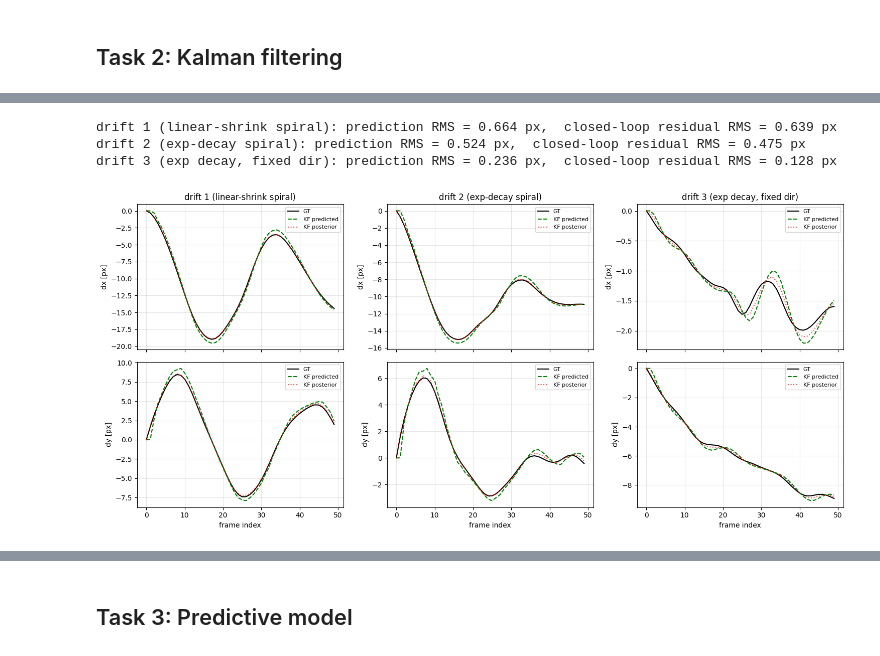
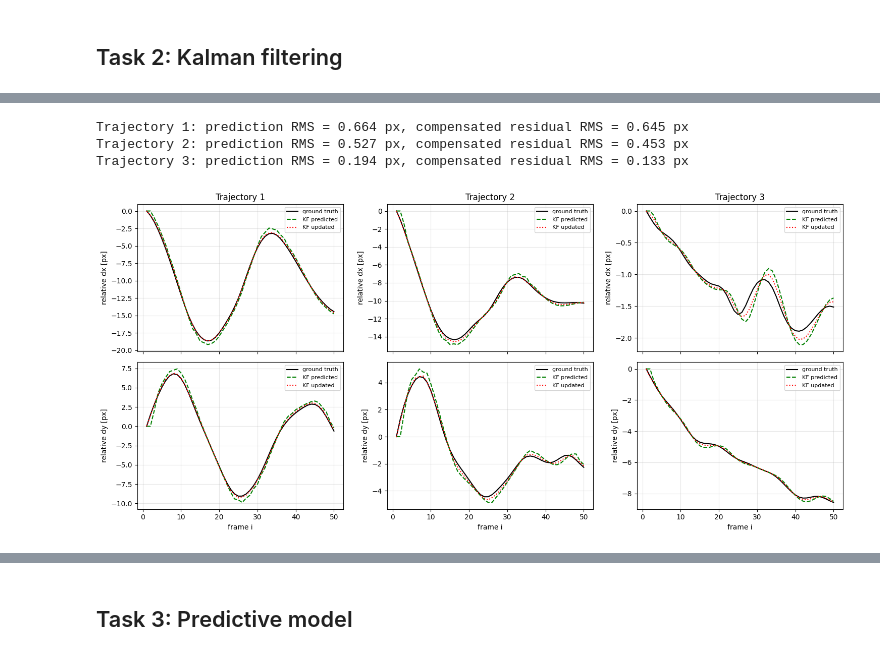
Before and after one commit to mushrafi88/MSE_510, a Jupyter notebook: Midterm_2_Part_II.ipynb, the cells around one changed output, grey strips where cells are left out. Saved outputs shown, nothing was run; the diff lists cells and outputs as text; code cells hidden in the pictures.

```diff
--- a/Midterm_2_Part_II.ipynb
+++ b/Midterm_2_Part_II.ipynb
@@ -1521,29 +1547,50 @@ def kalman_drift_loop(get_image, n_frames=50, x=0, y=0, q=0.5, r=0.5):
+# %%
+task2_results = []
+for get_image, gt_drift_fn, label in trajectory_getters:
+    predicted, measured, posterior, residual = kalman_compensation_loop(get_image, frame_indices)
+    gt_relative = relative_ground_truth(gt_drift_fn, frame_indices)
+    prediction_rms = np.sqrt(np.mean(np.sum((predicted - gt_relative) ** 2, axis=1)))
+    residual_rms = np.sqrt(np.mean(np.sum(residual ** 2, axis=1)))
+    task2_results.append({
+        "label": label,
+        "predicted": predicted,
+        "measured": measured,
+        "posterior": posterior,
+        "residual": residual,
+        "ground_truth": gt_relative,
+        "prediction_rms": prediction_rms,
+        "residual_rms": residual_rms,
+    })
+    print(f"{label}: prediction RMS = {prediction_rms:.3f} px, compensated residual RMS = {residual_rms:.3f} px")
+# %% [output]
+Trajectory 1: prediction RMS = 0.664 px, compensated residual RMS = 0.645 px
+Trajectory 2: prediction RMS = 0.527 px, compensated residual RMS = 0.453 px
+Trajectory 3: prediction RMS = 0.194 px, compensated residual RMS = 0.133 px
 # %%
 fig, axes = plt.subplots(2, 3, figsize=(15, 7), sharex=True)
-t = np.arange(N_FRAMES)
-for col, (gi, gt_fn, name) in enumerate(getters):
-    pred, meas, resid = kalman_drift_loop(gi, n_frames=N_FRAMES)
-    gt = np.array([gt_fn(i) for i in range(N_FRAMES)])
-    gt_rel = gt - gt[0]
+for col, result in enumerate(task2_results):
+    label = result["label"]
+    gt = result["ground_truth"]
+    pred = result["predicted"]
+    post = result["posterior"]
 
-    ax = axes[0, col]
-    ax.plot(t, gt_rel[:, 0],  "k-",  label="GT")
-    ax.plot(t, pred[:, 0],    "g--", label="KF predicted")
-    ax.plot(t, meas[:, 0],    "r:",  label="KF posterior", alpha=0.7)
-    ax.set_title(name); ax.set_ylabel("dx [px]"); ax.legend(fontsize=8); ax.grid(alpha=0.3)
+    axes[0, col].plot(frame_indices, gt[:, 0], "k-", label="ground truth")
+    axes[0, col].plot(frame_indices, pred[:, 0], "g--", label="KF predicted")
+    axes[0, col].plot(frame_indices, post[:, 0], "r:", label="KF updated")
+    axes[0, col].set_title(label)
+    axes[0, col].set_ylabel("relative dx [px]")
+    axes[0, col].grid(alpha=0.3)
+    axes[0, col].legend(fontsize=8)
 
-    ax = axes[1, col]
-    ax.plot(t, gt_rel[:, 1],  "k-",  label="GT")
-    ax.plot(t, pred[:, 1],    "g--", label="KF predicted")
-    ax.plot(t, meas[:, 1],    "r:",  label="KF posterior", alpha=0.7)
-    ax.set_xlabel("frame index"); ax.set_ylabel("dy [px]"); ax.legend(fontsize=8); ax.grid(alpha=0.3)
+    axes[1, col].plot(frame_indices, gt[:, 1], "k-", label="ground truth")
+    axes[1, col].plot(frame_indices, pred[:, 1], "g--", label="KF predicted")
+    axes[1, col].plot(frame_indices, post[:, 1], "r:", label="KF updated")
+    axes[1, col].set_xlabel("frame i")
+    axes[1, col].set_ylabel("relative dy [px]")
+    axes[1, col].grid(alpha=0.3)
+    axes[1, col].legend(fontsize=8)
 
-    rms_resid = np.sqrt(np.mean(np.linalg.norm(resid, axis=1)**2))
-    rms_pred  = np.sqrt(np.mean(np.linalg.norm(pred - gt_rel, axis=1)**2))
-    print(f"{name}: prediction RMS = {rms_pred:.3f} px,  closed-loop residual RMS = {rms_resid:.3f} px")
-plt.tight_layout(); plt.show()
+plt.tight_layout()
+plt.show()
 # %% [output]
-drift 1 (linear-shrink spiral): prediction RMS = 0.664 px,  closed-loop residual RMS = 0.639 px
-drift 2 (exp-decay spiral): prediction RMS = 0.524 px,  closed-loop residual RMS = 0.475 px
-drift 3 (exp decay, fixed dir): prediction RMS = 0.236 px,  closed-loop residual RMS = 0.128 px
-[figure, old version]
+[figure, new version]
```
Also changed, not shown: parts of 22 cells of this notebook.
